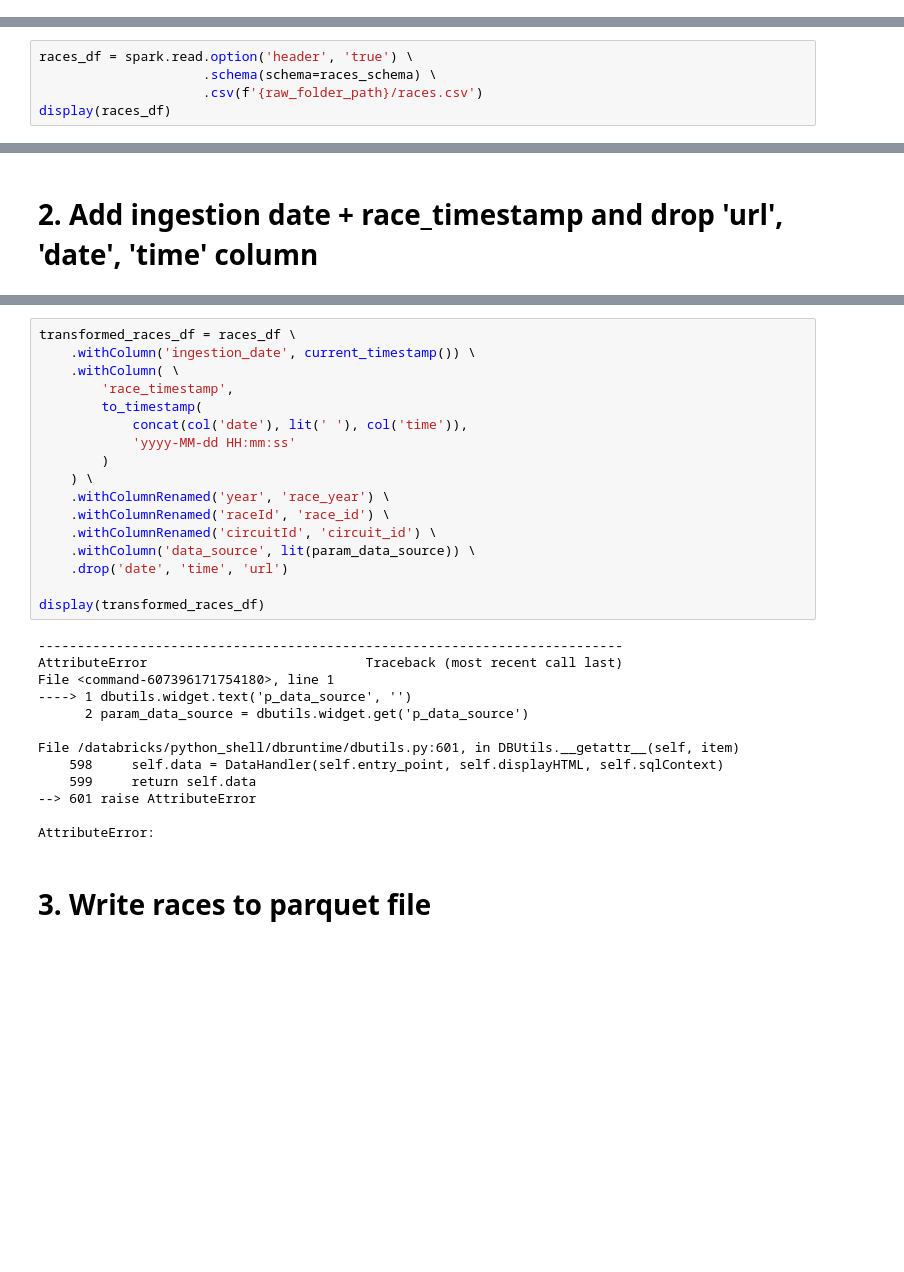
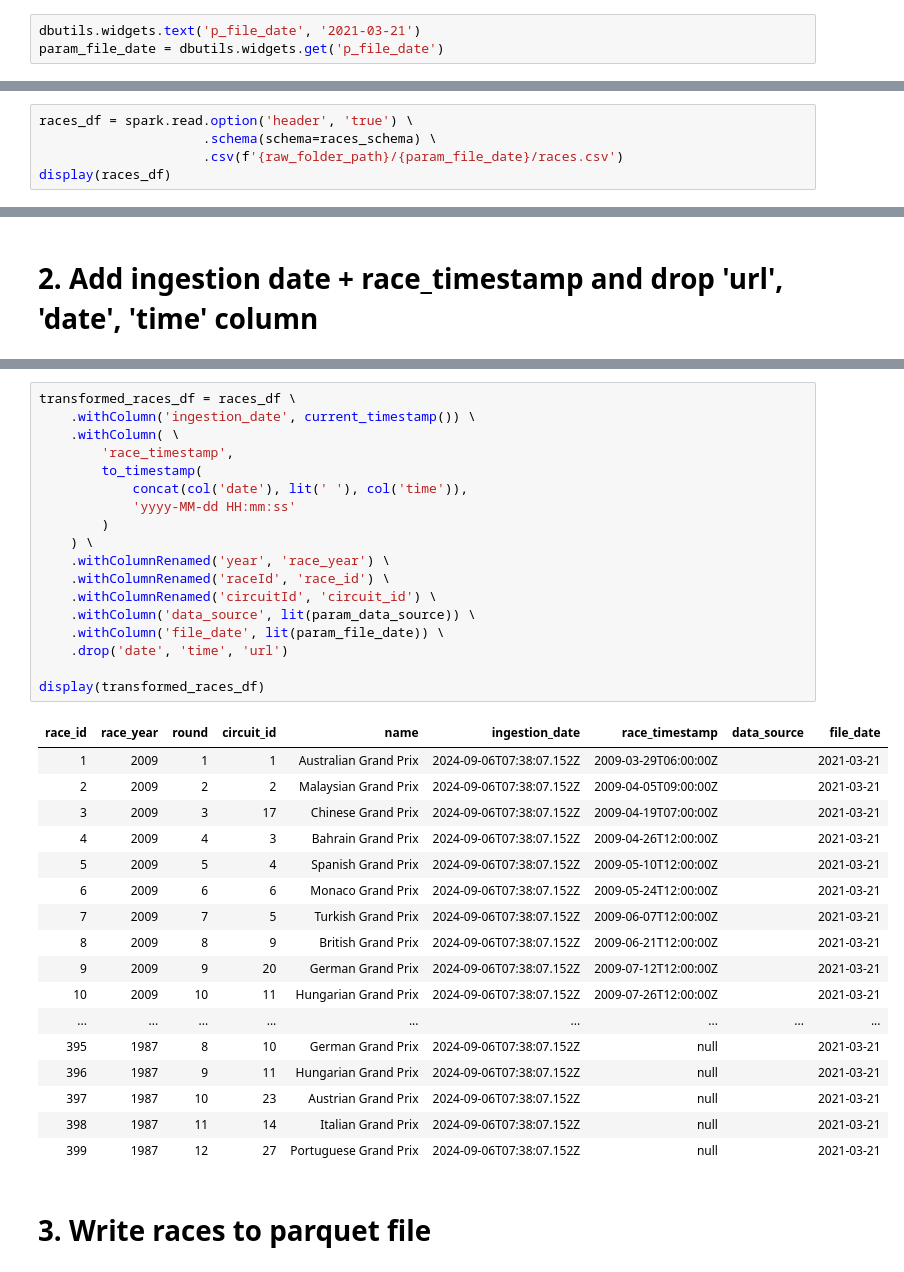
Before and after one commit to AubrynnReina/Azure-Databricks-and-Spark-for-DE, a Jupyter notebook: codes/ingestion/2_ingest_races_file.ipynb, the cells around one changed output, grey strips where cells are left out. Cells and saved outputs as stored; diff of their text form; blank space fills up the shorter version.

```diff
--- a/codes/ingestion/2_ingest_races_file.ipynb
+++ b/codes/ingestion/2_ingest_races_file.ipynb
@@ -27,3 +14,6 @@ AttributeError:
+# %%
+dbutils.widgets.text('p_file_date', '2021-03-21')
+param_file_date = dbutils.widgets.get('p_file_date')
 # %% [markdown]
 # 1. Read the races data in specified schema
 # %%
@@ -68,6 +32,6 @@ AttributeError:
 # %%
 races_df = spark.read.option('header', 'true') \
                      .schema(schema=races_schema) \
-                     .csv(f'{raw_folder_path}/races.csv')
+                     .csv(f'{raw_folder_path}/{param_file_date}/races.csv')
 display(races_df)
 # %% [output]
@@ -103,33 +59,39 @@ AttributeError:
 # %%
 transformed_races_df = races_df \
     .withColumn('ingestion_date', current_timestamp()) \
     .withColumn( \
         'race_timestamp',
         to_timestamp(
             concat(col('date'), lit(' '), col('time')),
             'yyyy-MM-dd HH:mm:ss'
         )
     ) \
     .withColumnRenamed('year', 'race_year') \
     .withColumnRenamed('raceId', 'race_id') \
     .withColumnRenamed('circuitId', 'circuit_id') \
     .withColumn('data_source', lit(param_data_source)) \
+    .withColumn('file_date', lit(param_file_date)) \
     .drop('date', 'time', 'url')
 
 display(transformed_races_df)
 # %% [output]
----------------------------------------------------------------------------
-AttributeError                            Traceback (most recent call last)
-File <command-607396171754180>, line 1
-----> 1 dbutils.widget.text('p_data_source', '')
-      2 param_data_source = dbutils.widget.get('p_data_source')
-
-File /databricks/python_shell/dbruntime/dbutils.py:601, in DBUtils.__getattr__(self, item)
-    598     self.data = DataHandler(self.entry_point, self.displayHTML, self.sqlContext)
-    599     return self.data
---> 601 raise AttributeError
-
-AttributeError:
+| race_id | race_year | round | circuit_id | name | ingestion_date | race_timestamp | data_source | file_date |
+| 1 | 2009 | 1 | 1 | Australian Grand Prix | 2024-09-06T07:38:07.152Z | 2009-03-29T06:00:00Z |  | 2021-03-21 |
+| 2 | 2009 | 2 | 2 | Malaysian Grand Prix | 2024-09-06T07:38:07.152Z | 2009-04-05T09:00:00Z |  | 2021-03-21 |
+| 3 | 2009 | 3 | 17 | Chinese Grand Prix | 2024-09-06T07:38:07.152Z | 2009-04-19T07:00:00Z |  | 2021-03-21 |
+| 4 | 2009 | 4 | 3 | Bahrain Grand Prix | 2024-09-06T07:38:07.152Z | 2009-04-26T12:00:00Z |  | 2021-03-21 |
+| 5 | 2009 | 5 | 4 | Spanish Grand Prix | 2024-09-06T07:38:07.152Z | 2009-05-10T12:00:00Z |  | 2021-03-21 |
+| 6 | 2009 | 6 | 6 | Monaco Grand Prix | 2024-09-06T07:38:07.152Z | 2009-05-24T12:00:00Z |  | 2021-03-21 |
+| 7 | 2009 | 7 | 5 | Turkish Grand Prix | 2024-09-06T07:38:07.152Z | 2009-06-07T12:00:00Z |  | 2021-03-21 |
+| 8 | 2009 | 8 | 9 | British Grand Prix | 2024-09-06T07:38:07.152Z | 2009-06-21T12:00:00Z |  | 2021-03-21 |
+| 9 | 2009 | 9 | 20 | German Grand Prix | 2024-09-06T07:38:07.152Z | 2009-07-12T12:00:00Z |  | 2021-03-21 |
+| 10 | 2009 | 10 | 11 | Hungarian Grand Prix | 2024-09-06T07:38:07.152Z | 2009-07-26T12:00:00Z |  | 2021-03-21 |
+| ... | ... | ... | ... | ... | ... | ... | ... | ... |
+| 395 | 1987 | 8 | 10 | German Grand Prix | 2024-09-06T07:38:07.152Z | null |  | 2021-03-21 |
+| 396 | 1987 | 9 | 11 | Hungarian Grand Prix | 2024-09-06T07:38:07.152Z | null |  | 2021-03-21 |
+| 397 | 1987 | 10 | 23 | Austrian Grand Prix | 2024-09-06T07:38:07.152Z | null |  | 2021-03-21 |
+| 398 | 1987 | 11 | 14 | Italian Grand Prix | 2024-09-06T07:38:07.152Z | null |  | 2021-03-21 |
+| 399 | 1987 | 12 | 27 | Portuguese Grand Prix | 2024-09-06T07:38:07.152Z | null |  | 2021-03-21 |
 # %% [markdown]
 # 3. Write races to parquet file
 # %%
```
Also changed, not shown: parts of 8 cells of this notebook, 17 other files.
